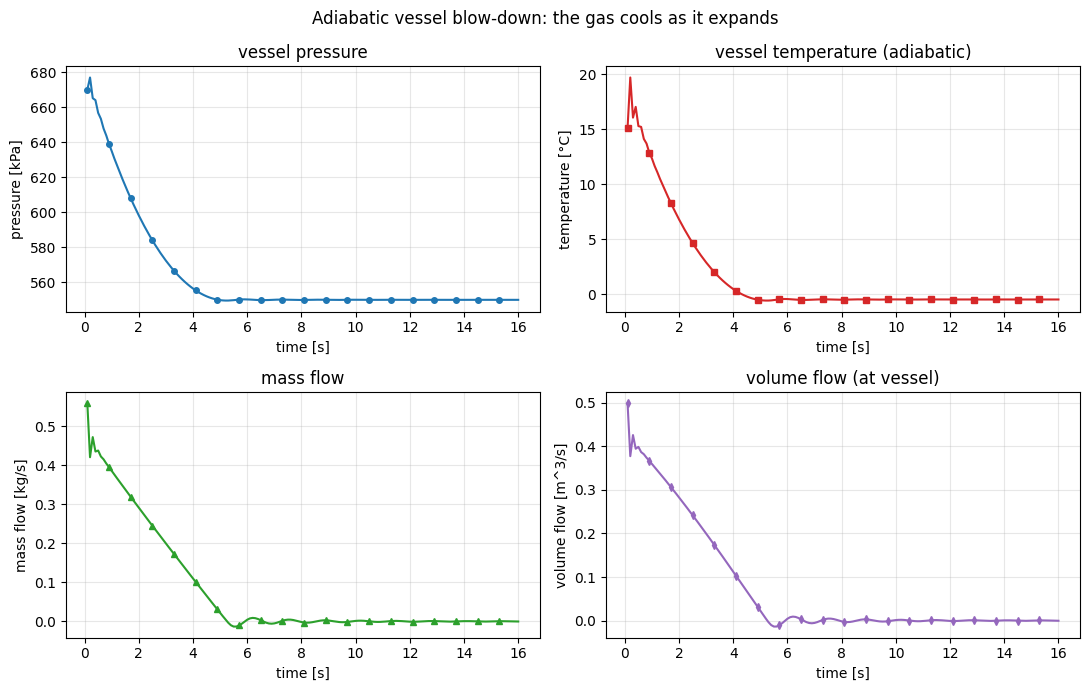
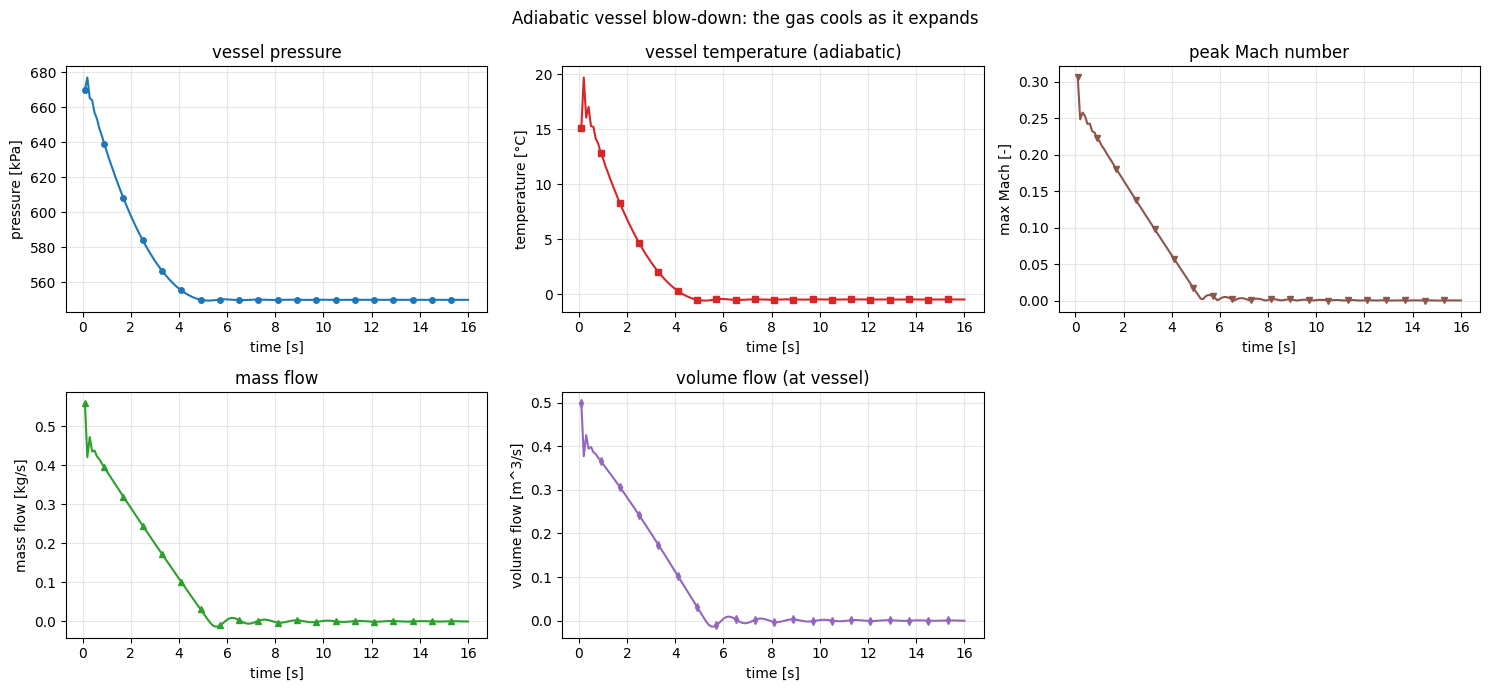
The notebook cell's code change between the first figure and the second:
--- before
+++ after
@@ -5,12 +5,11 @@
 m = th.Model(fluid=he)
 m.add_pipe("tank", "out", length=10.0, diameter=0.05, n_cells=2, name="throttle")
-tank = m.node("tank")
-tank.volume = 8.0          # m^3 vessel
-tank.state.p0 = 700e3      # charged to 700 kPa / 300 K
-tank.state.T = 300.0
+m.set_volume("tank", 8.0)            # m^3 vessel
+m.set_initial("tank", p=700e3, T=300.0)   # charged to 700 kPa / 300 K
 m.pressure_boundary("out", p=550e3, T=300.0)   # discharge to 550 kPa
 
 # Adiabatic (solve_energy=True, no heat source), released from the charged state.
-hist = m.run(dt=0.1, duration=16.0, record=("p:tank", "T:tank", "flow:throttle"),
+hist = m.run(dt=0.1, duration=16.0,
+             record=("p:tank", "T:tank", "flow:throttle", "mach"),
              alpha=0.6, relaxation=0.4, solve_energy=True, steady_init=False)
 t = hist["t"]
@@ -19,15 +18,19 @@
         for md, p, T in zip(mdot, hist["p:tank"], hist["T:tank"])]
 
-fig, ax = plt.subplots(2, 2, figsize=(11, 7))
+fig, ax = plt.subplots(2, 3, figsize=(15, 7))
 ax[0, 0].plot(t, [p / 1e3 for p in hist["p:tank"]], marker="o", markevery=8, ms=4)
 ax[0, 0].set(xlabel="time [s]", ylabel="pressure [kPa]", title="vessel pressure")
 ax[0, 1].plot(t, [T - 273.15 for T in hist["T:tank"]], marker="s", markevery=8, ms=4, color="C3")
 ax[0, 1].set(xlabel="time [s]", ylabel="temperature [°C]", title="vessel temperature (adiabatic)")
+ax[0, 2].plot(t, hist["mach"], marker="v", markevery=8, ms=4, color="C5")
+ax[0, 2].set(xlabel="time [s]", ylabel="max Mach [-]", title="peak Mach number")
 ax[1, 0].plot(t, mdot, marker="^", markevery=8, ms=4, color="C2")
 ax[1, 0].set(xlabel="time [s]", ylabel="mass flow [kg/s]", title="mass flow")
 ax[1, 1].plot(t, vdot, marker="d", markevery=8, ms=4, color="C4")
 ax[1, 1].set(xlabel="time [s]", ylabel="volume flow [m^3/s]", title="volume flow (at vessel)")
+ax[1, 2].axis("off")
 for a in ax.flat:
-    a.grid(True, alpha=0.3)
+    if a.has_data():
+        a.grid(True, alpha=0.3)
 fig.suptitle("Adiabatic vessel blow-down: the gas cools as it expands")
 fig.tight_layout()

Commit: Guard against false zero-flow convergence past choking; report max Mach